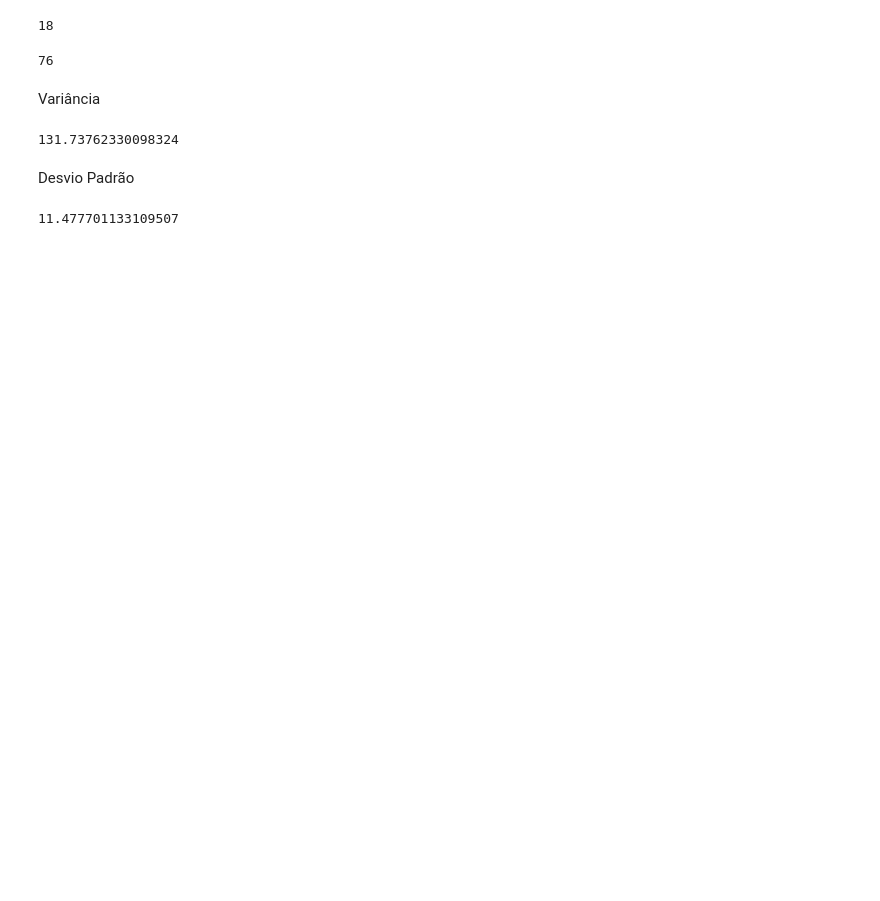
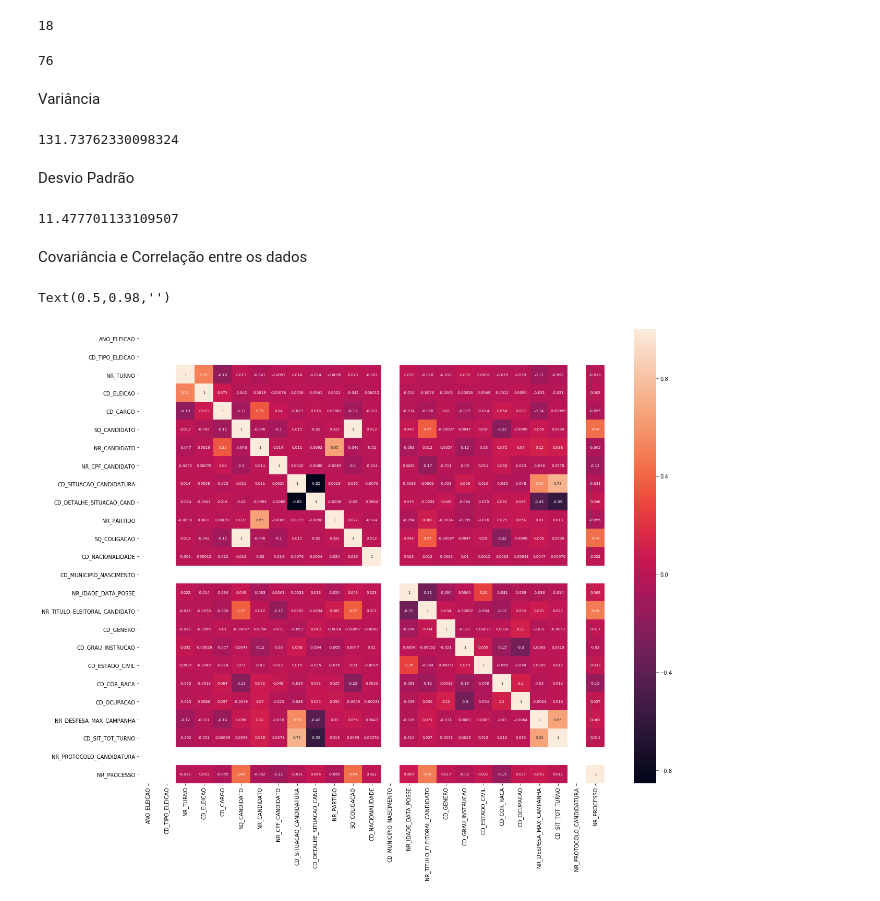
Before and after one commit to Caaddss/coda.br_workshop, a Jupyter notebook: Coda.br.ipynb, the cells around one changed output. Drawn from its saved outputs; the diff is of its cells as text; code cells hidden in the pictures; blank space fills up the shorter version.

Commit message:
adicionando correlação e covariância

```diff
--- a/Coda.br.ipynb
+++ b/Coda.br.ipynb
@@ -405,3 +405,5 @@ Desvio Padrão
 print(dataframe['NR_IDADE_DATA_POSSE'].std())
 # %% [output]
 11.477701133109507
+# %% [markdown]
+Covariância e Correlação entre os dados
@@ -407,0 +412,18 @@ print(dataframe['NR_IDADE_DATA_POSSE'].std())
+# %%
+fig, (ax) = plt.subplots(1, 1, figsize=(20,16))
+
+hm = sns.heatmap(dataframe.corr(),
+#                  vmin=0,
+#                  vmax=1,
+                 ax=ax,
+                 annot=True,
+                 annot_kws={"size": 7}
+                )
+
+# fig.subplots_adjust(top=0.90)
+fig.suptitle('',
+              fontsize=14,
+              fontweight='bold')
+# %% [output]
+Text(0.5,0.98,'')
+[figure, added]
```
Also changed, not shown: parts of 3 cells of this notebook.
